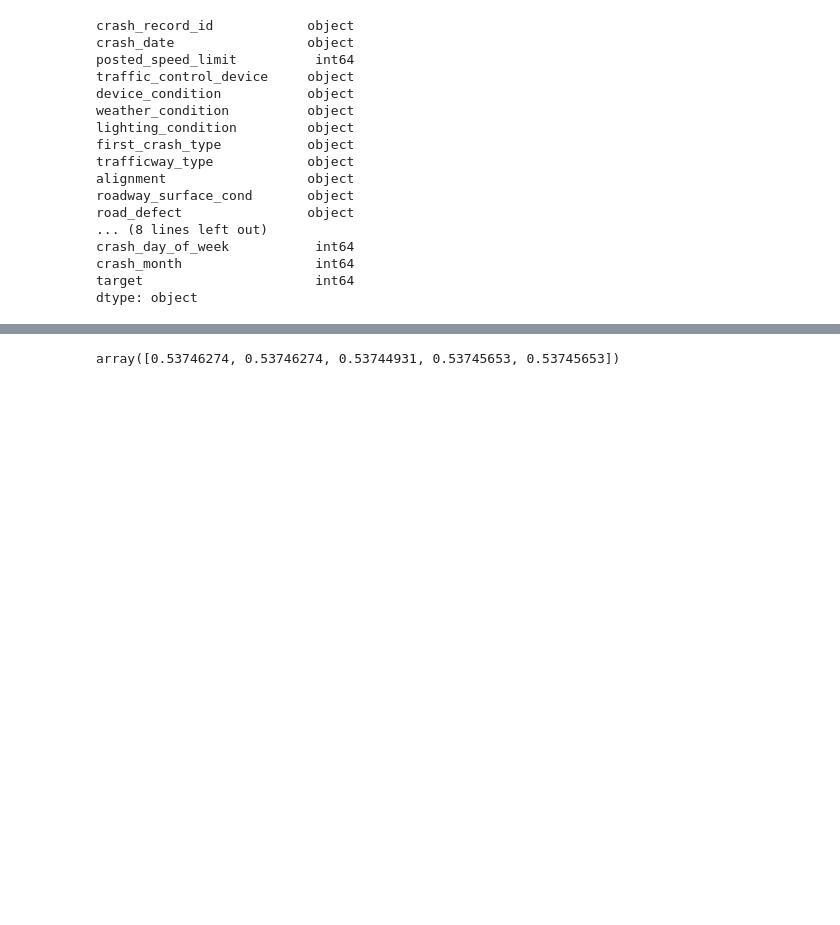
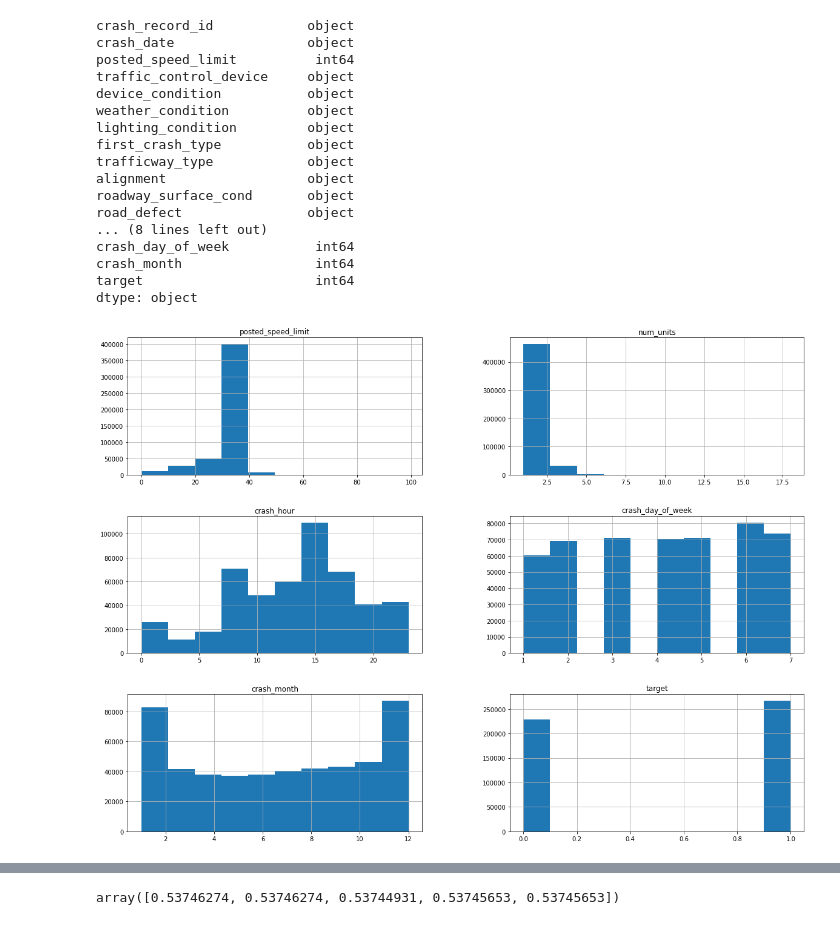
Before and after one commit to angelagjp/dsc-phase-3-project, a Jupyter notebook: Phase_3_Project notebook.ipynb, the cells around one changed output, grey strips where cells are left out. Saved outputs shown, nothing was run; the diff lists cells and outputs as text; code cells hidden in the pictures; blank space fills up the shorter version.

```diff
--- a/Phase_3_Project notebook.ipynb
+++ b/Phase_3_Project notebook.ipynb
@@ -332,3 +332,9 @@ X_test_numeric = X_test[['posted_speed_limit',
                            'num_units',
                              'crash_hour',
                            'crash_day_of_week', 'crash_month', ]].copy()
+# %%
+#visualisation of the numeric values
+df.hist(figsize=(20,15));
+plt.savefig('num_hist', dpi=300)
+# %% [output]
+[figure, added]
```
Also changed, not shown: parts of 5 cells of this notebook, 1 other file.
